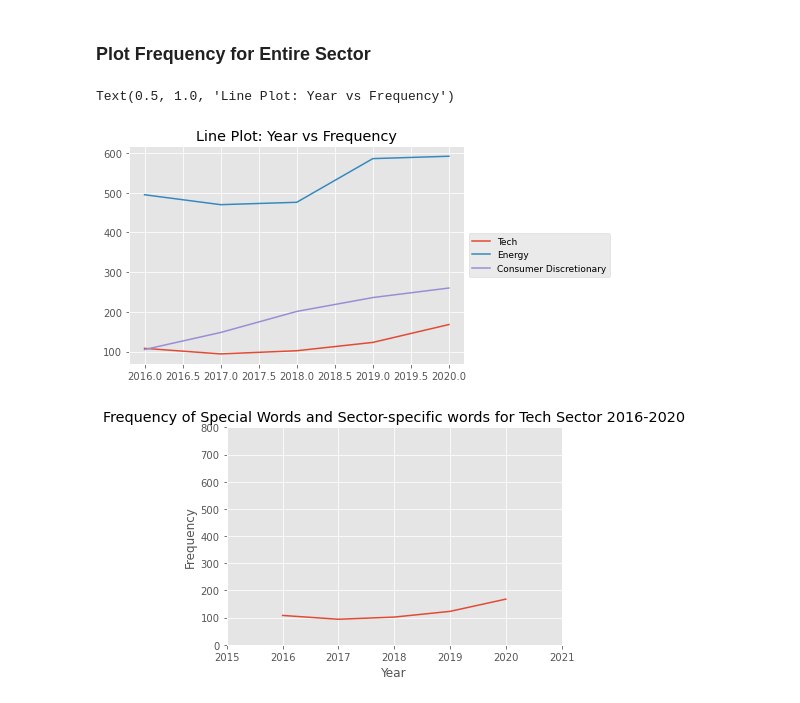
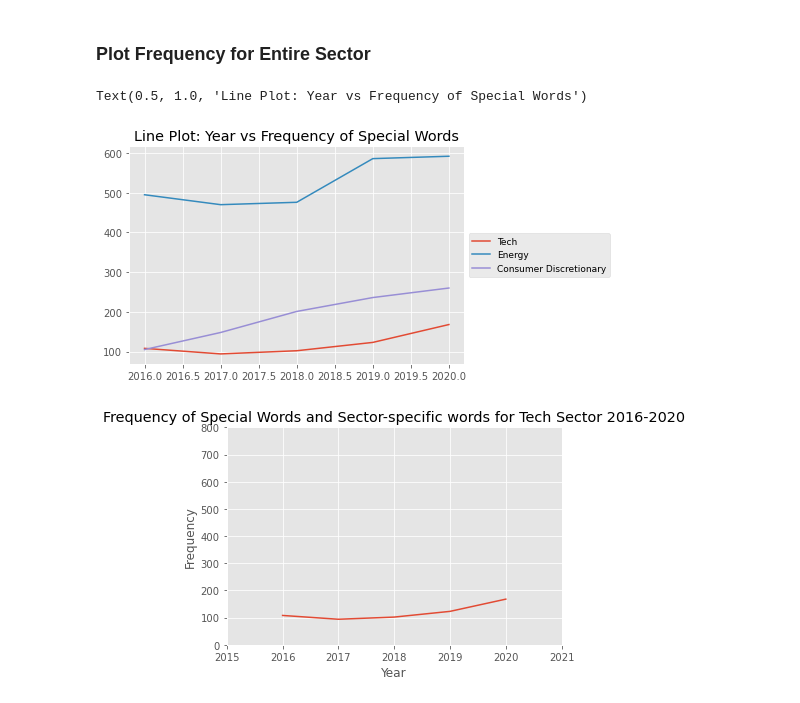
Before and after one commit to asumpon/edgar-challenge-4, a Jupyter notebook: ProblemSetThinkingAboutChange.ipynb, the cells around one changed output. Saved outputs shown, nothing was run; the diff lists cells and outputs as text; code cells hidden in the pictures.

Commit message:
line plot title

```diff
--- a/ProblemSetThinkingAboutChange.ipynb
+++ b/ProblemSetThinkingAboutChange.ipynb
@@ -423,13 +423,13 @@ all_DF
 # %%
 fig, ax = plt.subplots()
 ax.plot(tech_companiesDF.groupby('Year')['Frequency'].sum())
 ax.plot(energy_companiesDF.groupby('Year')['Frequency'].sum())
 ax.plot(cd_companiesDF.groupby('Year')['Frequency'].sum())
 ax.legend(['Tech','Energy','Consumer Discretionary'],loc='center left', bbox_to_anchor=(1, 0.5),prop={'size': 9})
-ax.set_title('Line Plot: Year vs Frequency')
+ax.set_title('Line Plot: Year vs Frequency of Special Words')
 # %% [output]
-Text(0.5, 1.0, 'Line Plot: Year vs Frequency')
+Text(0.5, 1.0, 'Line Plot: Year vs Frequency of Special Words')
-[figure, old version]
+[figure, new version]
 # %%
 plt.style.use('ggplot')
 def visualizeFreqPerSector(DF, title, xMax):
```
